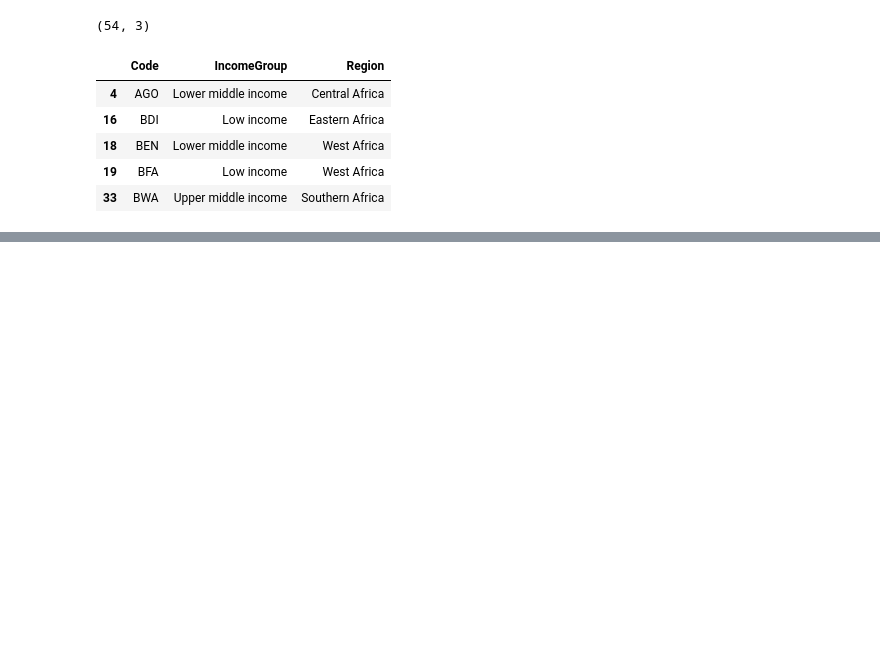
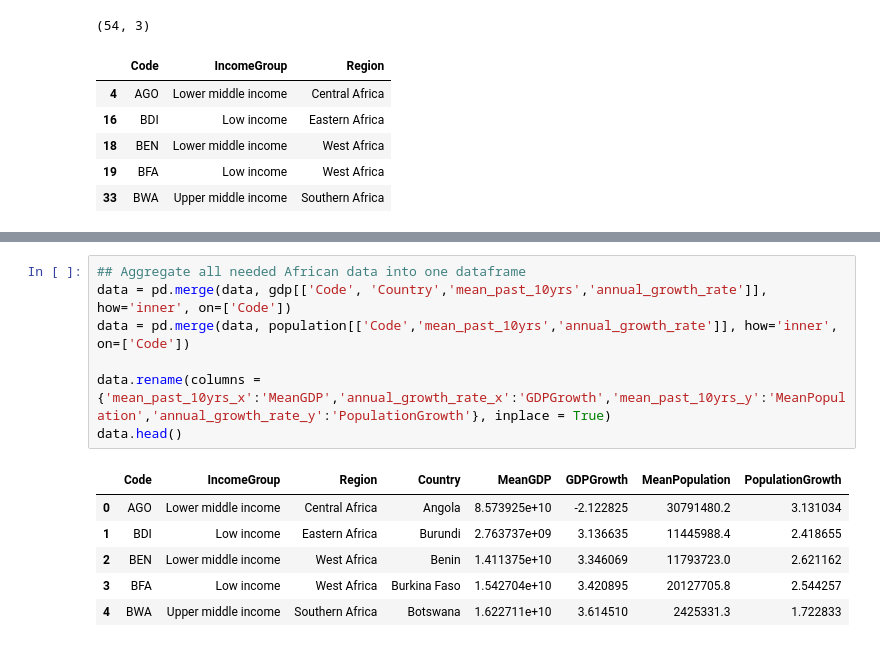
Before and after one commit to cyrilmichino/africa-gdp-visualisation, a Jupyter notebook: notebook.ipynb, the cells around one changed output, grey strips where cells are left out. Saved outputs shown, nothing was run; the diff lists cells and outputs as text; blank space fills up the shorter version.

```diff
--- a/notebook.ipynb
+++ b/notebook.ipynb
@@ -73,0 +107,14 @@ print(year_cols)
+# %%
+## Aggregate all needed African data into one dataframe
+data = pd.merge(data, gdp[['Code', 'Country','mean_past_10yrs','annual_growth_rate']], how='inner', on=['Code'])
+data = pd.merge(data, population[['Code','mean_past_10yrs','annual_growth_rate']], how='inner', on=['Code'])
+
+data.rename(columns = {'mean_past_10yrs_x':'MeanGDP','annual_growth_rate_x':'GDPGrowth','mean_past_10yrs_y':'MeanPopulation','annual_growth_rate_y':'PopulationGrowth'}, inplace = True)
+data.head()
+# %% [output]
+|  | Code | IncomeGroup | Region | Country | MeanGDP | GDPGrowth | MeanPopulation | PopulationGrowth |
+| 0 | AGO | Lower middle income | Central Africa | Angola | 8.573925e+10 | -2.122825 | 30791480.2 | 3.131034 |
+| 1 | BDI | Low income | Eastern Africa | Burundi | 2.763737e+09 | 3.136635 | 11445988.4 | 2.418655 |
+| 2 | BEN | Lower middle income | West Africa | Benin | 1.411375e+10 | 3.346069 | 11793723.0 | 2.621162 |
+| 3 | BFA | Low income | West Africa | Burkina Faso | 1.542704e+10 | 3.420895 | 20127705.8 | 2.544257 |
+| 4 | BWA | Upper middle income | Southern Africa | Botswana | 1.622711e+10 | 3.614510 | 2425331.3 | 1.722833 |
```
Also changed, not shown: parts of 3 cells of this notebook.
